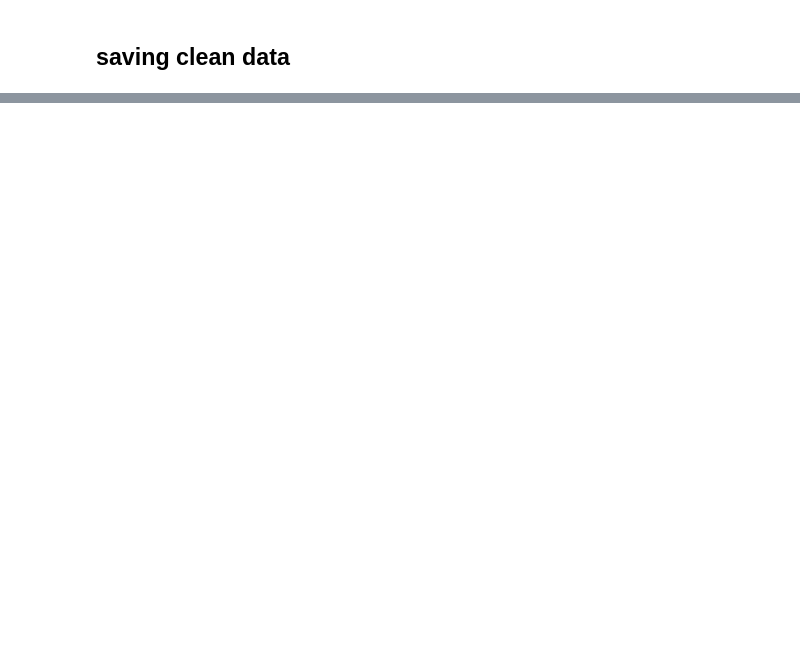
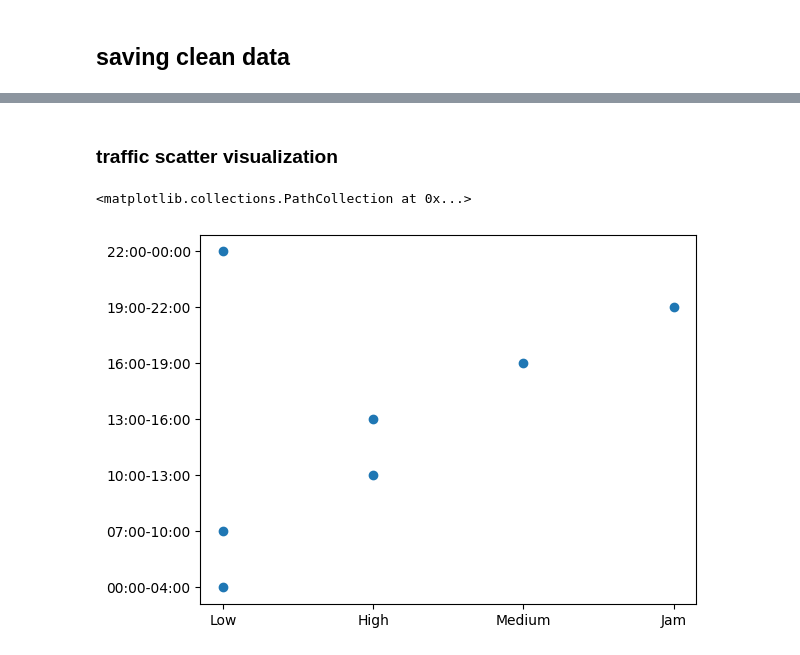
Before and after one commit to Esmaeil-Mashhadi/streamlit_dataVisualization, a Jupyter notebook: dataCleaning.ipynb, the cells around one changed output, grey strips where cells are left out. Cells and saved outputs as stored; diff of their text form; code cells hidden in the pictures; blank space fills up the shorter version.

```diff
--- a/dataCleaning.ipynb
+++ b/dataCleaning.ipynb
@@ -55,0 +139,5 @@ whole_dataSet
+# %%
+traffic_group_df = pd.DataFrame(traffic.groupby('time_periods')['Road_traffic_density'].agg(lambda x :x.mode()[0])).reset_index()## the zero here is to make sure
+# if we have same amount of frequency in one value instead of list just return the first one
+traffic_group_df.to_csv("./data/visualizations_df/time_traffic.csv")
+traffic_group_df
@@ -55,0 +153,10 @@ whole_dataSet
+# %% [markdown]
+### traffic scatter visualization
+# %%
+order = ['Low' , "Medium", "High" , "Jam"]
+traffic_group_df['Road_traffic_density'] = pd.Categorical(traffic_group_df['Road_traffic_density'], categories=order ,ordered=True )
+fig , axes = plt.subplots()
+axes.scatter(traffic_group_df['Road_traffic_density'], traffic_group_df['time_periods'])
+# %% [output]
+<matplotlib.collections.PathCollection at 0x...>
+[figure, added]
```
Also changed, not shown: parts of 24 cells of this notebook, 8 other files.
